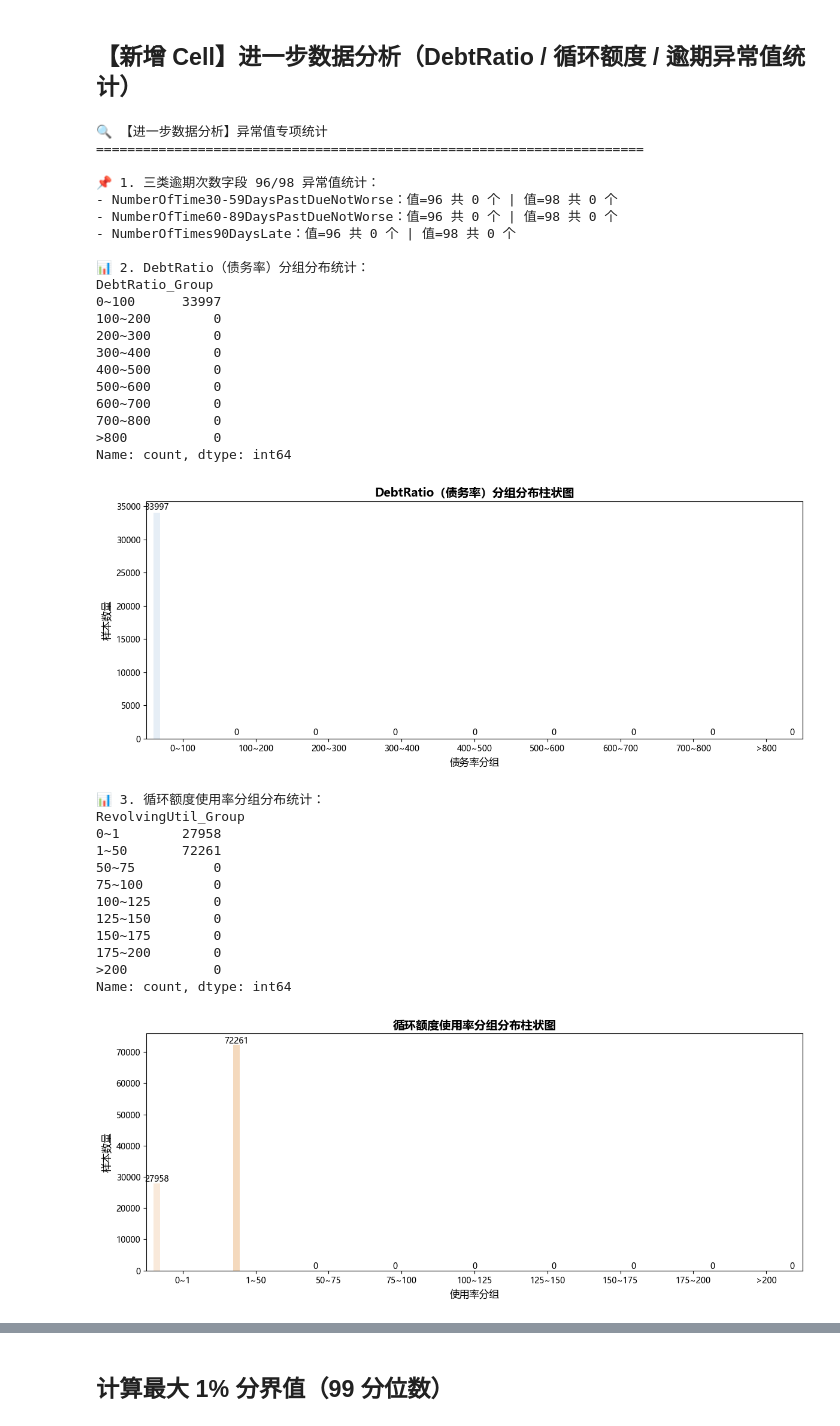
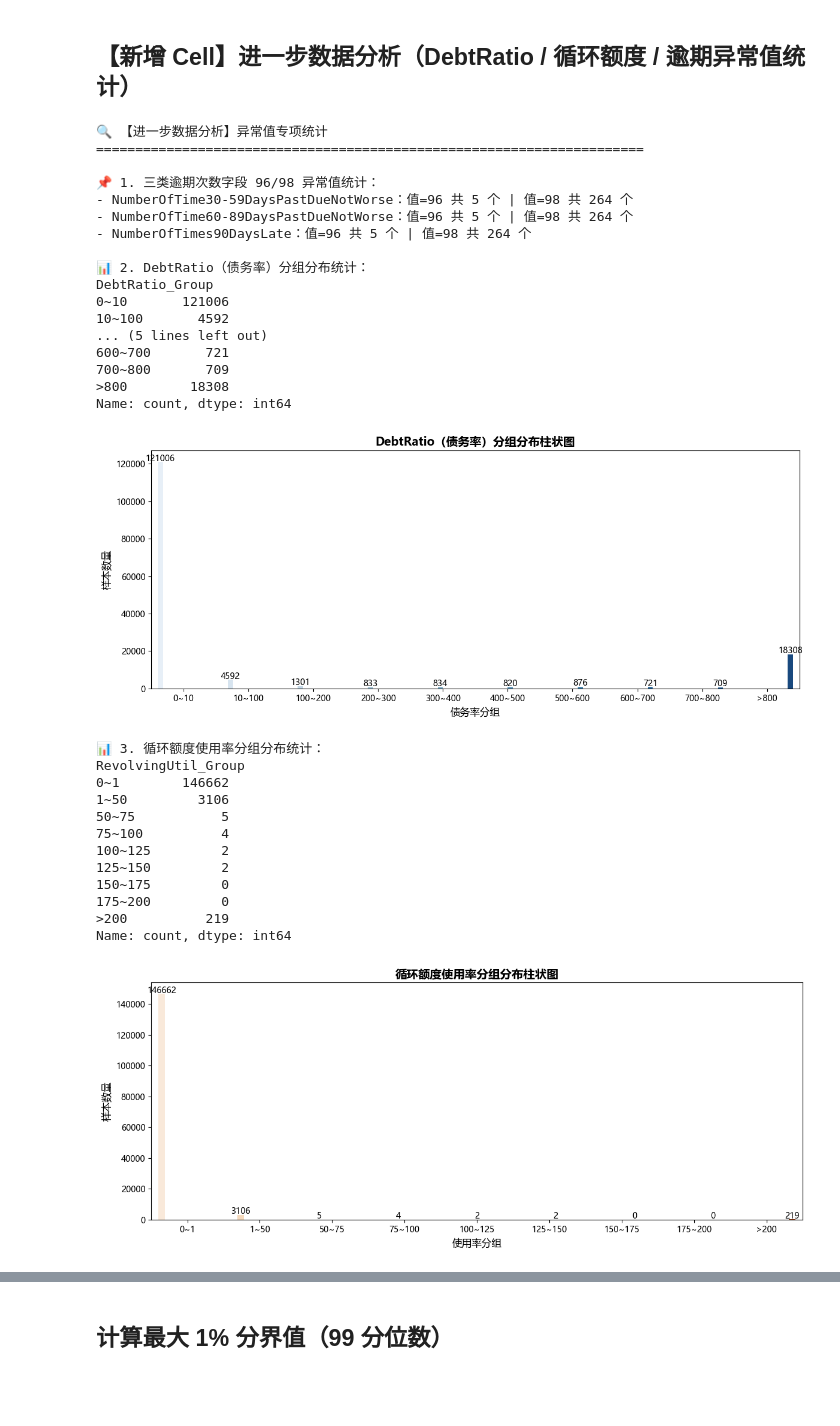
Before and after one commit to Lin-Dasin/Credit-card-delinquency-prediction-based-on-DNN, a Jupyter notebook: notebooks/data_EDA.ipynb, the cells around one changed output, grey strips where cells are left out. Cells and saved outputs as stored; diff of their text form; code cells hidden in the pictures; blank space fills up the shorter version.

```diff
--- a/notebooks/data_EDA.ipynb
+++ b/notebooks/data_EDA.ipynb
@@ -12,10 +12,10 @@ plt.rcParams["font.family"] = "Microsoft YaHei"
 plt.rcParams["axes.unicode_minus"] = False
 
 # ===================== 模块2：加载原始数据集 =====================
-# df = pd.read_csv("../data/raw/cs-training.csv", index_col=0)
+df = pd.read_csv("../data/raw/cs-training.csv", index_col=0)
 # df = pd.read_csv("../data/processed/train_set_processed.csv", index_col=0)
 # 注意：fold_1_train_oversampled.csv 在生成时保存为 index=False，这里不能用 index_col=0
-df = pd.read_csv("../data/processed/five_folds_oversampled/fold_1_train_oversampled.csv")
+# df = pd.read_csv("../data/processed/five_folds_oversampled/fold_1_train_oversampled.csv")
 
 # 输出加载成功基础信息
 print("="*60)
@@ -161,8 +162,8 @@ for col in due_columns:
 # ---------------------- 2. DebtRatio 固定间隔分组 + 柱状图 ----------------------
 print("\n📊 2. DebtRatio（债务率）分组分布统计：")
 # 固定分组区间（业务合理划分）
-debt_bins = [0, 100, 200, 300, 400, 500, 600, 700, 800, float('inf')]
-debt_labels = ["0~100", "100~200", "200~300", "300~400", "400~500", "500~600", "600~700", "700~800", ">800"]
+debt_bins = [0, 10,100, 200, 300, 400, 500, 600, 700, 800, float('inf')]
+debt_labels = ["0~10", "10~100", "100~200", "200~300", "300~400", "400~500", "500~600", "600~700", "700~800", ">800"]
 df['DebtRatio_Group'] = pd.cut(df['DebtRatio'], bins=debt_bins, labels=debt_labels, right=False)
 debt_group_count = df['DebtRatio_Group'].value_counts().sort_index()
 print(debt_group_count)
@@ -235,57 +236,54 @@ plt.show()
 ru_bins = list(range(0, 60000, 1000))
 df['RU_10Group'] = pd.cut(df['RevolvingUtilizationOfUnsecuredLines'], bins=ru_bins, right=False)
 ru_count = df['RU_10Group'].value_counts().sort_index()
 
 plt.figure(figsize=(16, 6))
 plt.plot(ru_count.index.astype(str), ru_count.values, marker='o', color='#E63946', linewidth=2, markersize=6)
 for i, value in enumerate(ru_count.values):
     plt.text(i, value + 20, str(value), ha='center', fontsize=9, fontweight='bold')
 
 plt.title('循环额度使用率 间隔1000 样本数量变化趋势', fontsize=14, fontweight='bold')
 plt.xlabel('使用率区间(间隔1000)', fontsize=12)
 plt.ylabel('样本数量', fontsize=12)
 plt.xticks(rotation=45)
 plt.tight_layout()
 plt.savefig("../data/output-img/循环额度使用率_间隔1000折线图.png", dpi=300, bbox_inches="tight")
 plt.show()
 
 # 删除临时分组列，不影响原数据
 df.drop(['DebtRatio_Group', 'RevolvingUtil_Group', 'DR_10Group', 'RU_10Group'], axis=1, inplace=True)
 print("\n✅ 进一步数据分析完成！")
 print("="*70)
 # %% [output]
 🔍 【进一步数据分析】异常值专项统计
 ======================================================================
 
 📌 1. 三类逾期次数字段 96/98 异常值统计：
-- NumberOfTime30-59DaysPastDueNotWorse：值=96 共 0 个 | 值=98 共 0 个
-- NumberOfTime60-89DaysPastDueNotWorse：值=96 共 0 个 | 值=98 共 0 个
-- NumberOfTimes90DaysLate：值=96 共 0 个 | 值=98 共 0 个
+- NumberOfTime30-59DaysPastDueNotWorse：值=96 共 5 个 | 值=98 共 264 个
+- NumberOfTime60-89DaysPastDueNotWorse：值=96 共 5 个 | 值=98 共 264 个
+- NumberOfTimes90DaysLate：值=96 共 5 个 | 值=98 共 264 个
 
 📊 2. DebtRatio（债务率）分组分布统计：
 DebtRatio_Group
-0~100      33997
-100~200        0
-200~300        0
-300~400        0
-400~500        0
-500~600        0
-600~700        0
-700~800        0
->800           0
+0~10       121006
+10~100       4592
+... (5 lines left out)
+600~700       721
+700~800       709
+>800        18308
 Name: count, dtype: int64
-[figure, old version]
+[figure, new version]
 📊 3. 循环额度使用率分组分布统计：
 RevolvingUtil_Group
-0~1        27958
-1~50       72261
-50~75          0
-75~100         0
-100~125        0
-125~150        0
-150~175        0
-175~200        0
->200           0
+0~1        146662
+1~50         3106
+50~75           5
+75~100          4
+100~125         2
+125~150         2
+150~175         0
+175~200         0
+>200          219
 Name: count, dtype: int64
-[figure, old version]
+[figure, new version]
 📈 4. 间隔5000 数据量变化趋势折线图（带数值标注）
```
Also changed, not shown: parts of 8 cells of this notebook, 4 other files.
